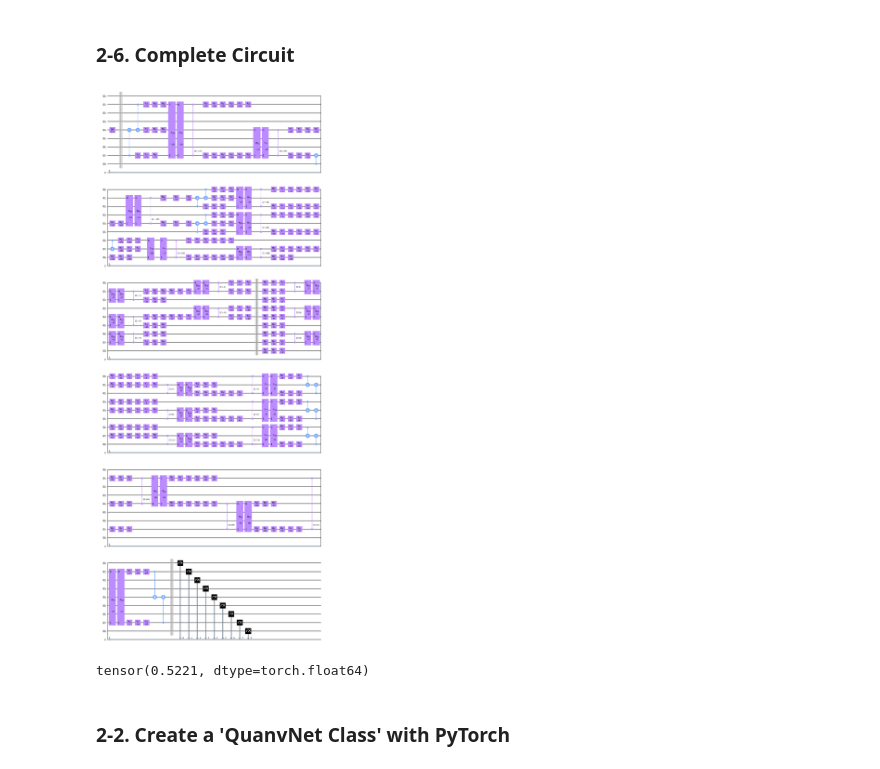
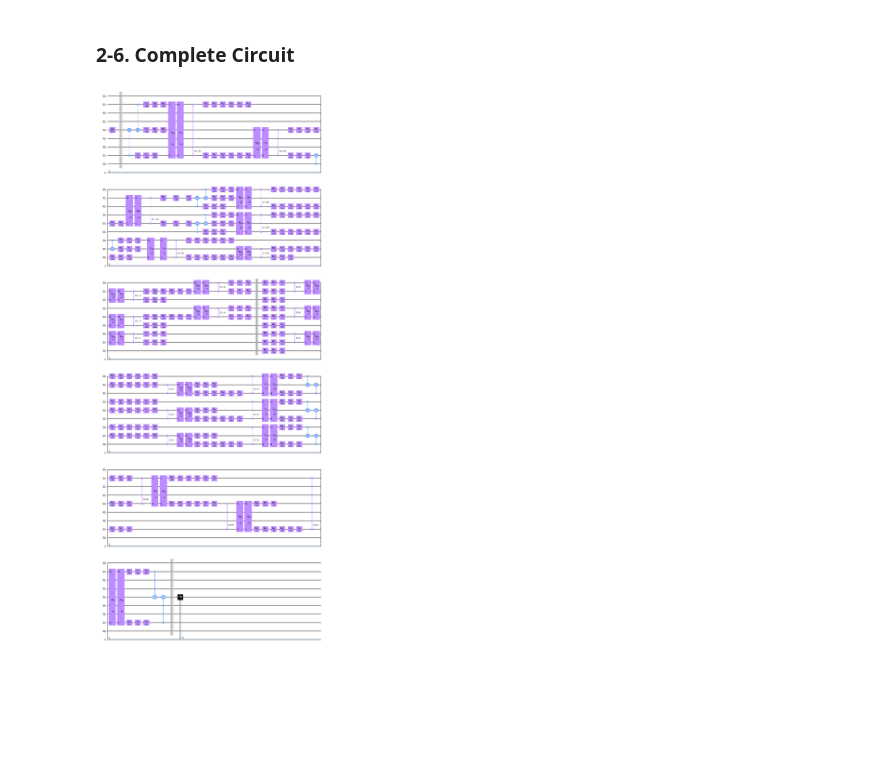
Before and after one commit to yunseo-kim/aeqis, a Jupyter notebook: qcnn_ae.ipynb, the cells around one changed output. Drawn from its saved outputs; the diff is of its cells as text; code cells hidden in the pictures; blank space fills up the shorter version.

Commit message:
Substitute deprecated QuantumCircuit.__iadd__() method to compose() method

```diff
--- a/qcnn_ae.ipynb
+++ b/qcnn_ae.ipynb
@@ -59,7 +59,7 @@ else:
 ### 2-1. One Qubit Unitary Circuit
 # %%
 def one_qubit_unitary(params, wire):  # need 3 parameters
-  circ = QuantumCircuit(n_qubits, n_qubits, name = '1 Qubit Unitary')
+  circ = QuantumCircuit(n_qubits, 1, name = '1 Qubit Unitary')
 
   circ.rx(params[0],wire)
   circ.ry(params[1],wire)
@@ -95,10 +95,10 @@ two_qubit_unitary(params, [0,1]).draw(output='mpl')
 ### 2-3. Three Qubits Unitary Circuit
 # %%
 def three_qubit_unitary(params, wires):  # need 45 parameters
-  circ = QuantumCircuit(n_qubits, n_qubits, name = '3 Qubit Unitary')
-  circ += two_qubit_unitary(params[0:15], [wires[0],wires[1]])
-  circ += two_qubit_unitary(params[15:30], [wires[1],wires[2]])
-  circ += two_qubit_unitary(params[30:45], [wires[0],wires[2]])
+  circ = QuantumCircuit(n_qubits, 1, name = '3 Qubit Unitary')
+  circ.compose(two_qubit_unitary(params[0:15], [wires[0],wires[1]]), inplace=True)
+  circ.compose(two_qubit_unitary(params[15:30], [wires[1],wires[2]]), inplace=True)
+  circ.compose(two_qubit_unitary(params[30:45], [wires[0],wires[2]]), inplace=True)
 
   circ.cx(wires[0], wires[1])
   circ.cx(wires[2], wires[1])
@@ -136,44 +138,44 @@ decoder(params).draw(output='mpl')
 # %%
 # Defining Encoder circuit. Encoder is inversion of Decoder.
 def encoder(decoder):
-    enc = QuantumCircuit(n_qubits, n_qubits, name = 'Encoder')
+    enc = QuantumCircuit(n_qubits, 1, name = 'Encoder')
     enc = decoder.inverse()
 
     return enc
 
 # visualizing Encoder to check
-params = np.arange(0, 180)
-encoder(decoder(params)).draw(output='mpl')
+params = np.arange(0, 90)
+encoder(decoder(params, np.arange(0,9))).draw(output='mpl')
 # %% [output]
 [figure]
 # %% [markdown]
 ### 2-6. Complete Circuit
 # %%
-def qae(params, input_state, error_qubit):  # need 180 parameters
-  qc = QuantumCircuit(n_qubits, n_qubits, name = 'Quantum Autoencoder')
+def qae(params, wires, input_state, error_qubit):  # need 90 parameters
+  qc = QuantumCircuit(n_qubits, 1, name = 'Quantum Autoencoder')
   qc.append(input_state, [4])
   qc.barrier()
 
-  dec = decoder(params)
-  qc += encoder(dec)
-  # qc += noisemodel
-  qc.barrier()
-  qc += dec
+  dec = decoder(params, np.arange(0,9))
+  qc.compose(encoder(dec), inplace=True)
+
+  # Add noise
+  # qc.barrier()
+  # qc += noisemodel(error_qubit)
 
   qc.barrier()
-  qc.measure(np.arange(0,9), np.arange(0,9))
+  qc.compose(dec, inplace=True)
+
+  qc.barrier()
+  qc.measure(4,0)
+  #qc.measure(np.arange(0,9), np.arange(0,9))
 
   return qc
 
-params = np.arange(0, 180)
+params = np.arange(0, 90)
+wires = np.arange(0,9)
 initial_state = [0, 1]
 input_state = Initialize(initial_state)
-qae(params, input_state, 1).draw(output='mpl')
+qae(params, wires, input_state, 1).draw(output='mpl')
 # %% [output]
-[figure, old version]
+[figure, new version]
-# %%
-print(pqc(torch.tensor([1,0,2,1,2,3,1,2,0]),torch.tensor([1,1,1,1,1,1,1,1,1,1,1,1,1,1,1,1,1,1]), 'random'))
-# %% [output]
-tensor(0.5221, dtype=torch.float64)
-# %% [markdown]
-### 2-2. Create a 'QuanvNet Class' with PyTorch
```
Also changed, not shown: parts of 11 cells of this notebook.
